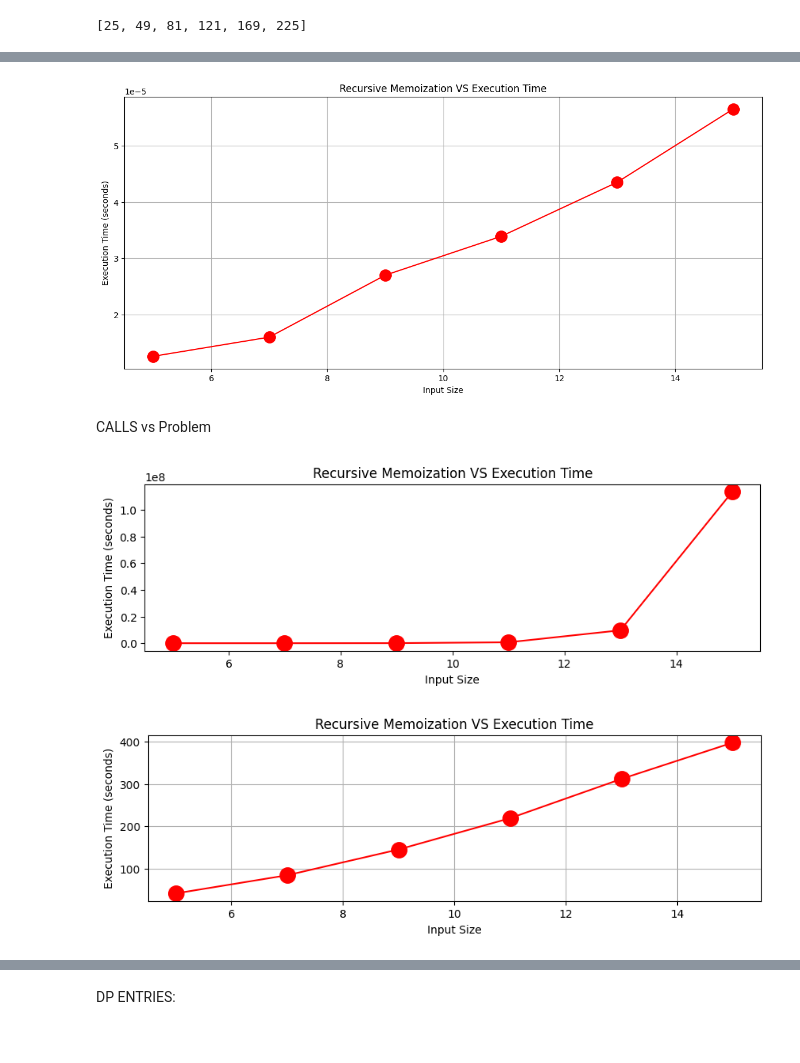
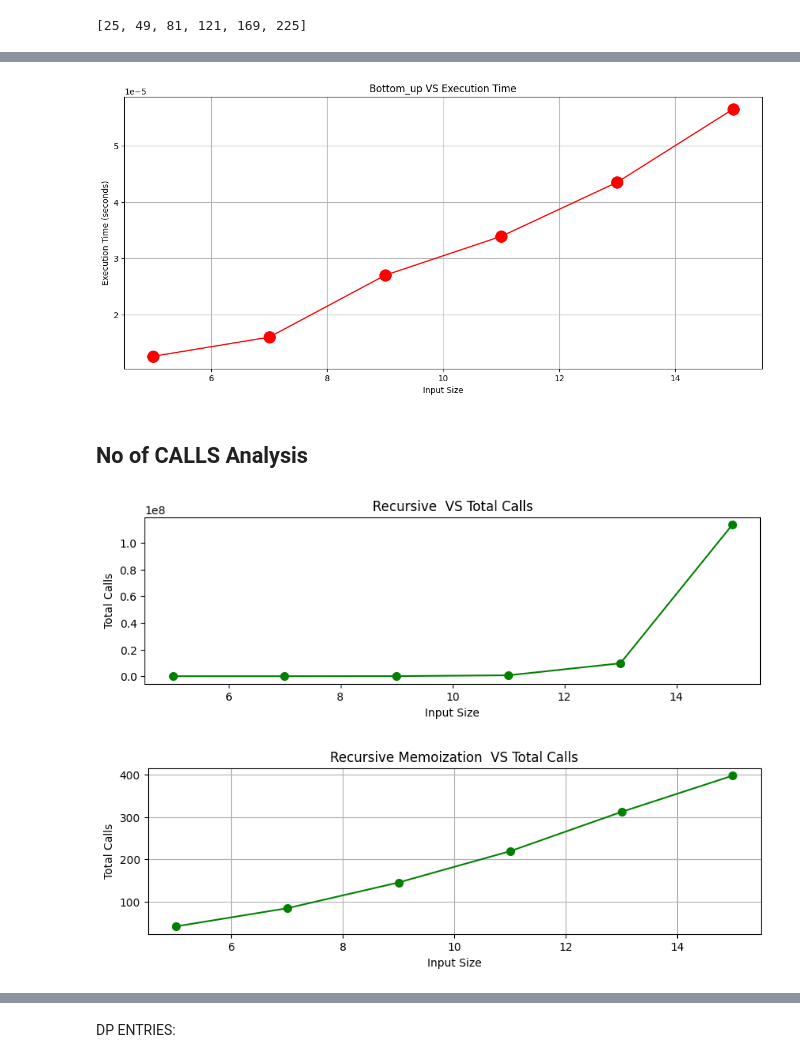
Before and after one commit to Sajithrajan03/DataStructures-and-Algorithms, a Jupyter notebook: Dynamic_Programing/ss/LCS.ipynb, the cells around one changed output, grey strips where cells are left out. Saved outputs shown, nothing was run; the diff lists cells and outputs as text; code cells hidden in the pictures.

```diff
--- a/Dynamic_Programing/ss/LCS.ipynb
+++ b/Dynamic_Programing/ss/LCS.ipynb
@@ -261,33 +269,33 @@ plt.figure(figsize=(14,6))
 plt.plot(data_sizes, execution_times_bottom_up, marker='o',color='r',markersize=14)
 plt.xlabel('Input Size')
 plt.ylabel('Execution Time (seconds)')
-plt.title('Recursive Memoization VS Execution Time')
+plt.title('Bottom_up VS Execution Time')
 plt.grid(True)
 plt.show()
 # %% [output]
-[figure, old version]
+[figure, new version]
-# %% [markdown]
-CALLS vs Problem
+# %% [markdown]
+## No of CALLS Analysis
 # %%
 
 plt.figure(figsize=(10,6))
 plt.subplot(2, 1, 1)
-plt.plot(data_sizes, total_calls_recursive, marker='o',color='r',markersize=14)
+plt.plot(data_sizes, total_calls_recursive, marker='o',color='g',markersize=7)
 plt.xlabel('Input Size')
-plt.ylabel('Execution Time (seconds)')
-plt.title('Recursive Memoization VS Execution Time')
+plt.ylabel('Total Calls')
+plt.title('Recursive  VS Total Calls')
 
 
 plt.figure(figsize=(10,6))
 plt.subplot(2, 1, 2)
-plt.plot(data_sizes, total_calls_memoization, marker='o',color='r',markersize=14)
+plt.plot(data_sizes, total_calls_memoization, marker='o',color='g',markersize=7)
 plt.xlabel('Input Size')
-plt.ylabel('Execution Time (seconds)')
-plt.title('Recursive Memoization VS Execution Time')
+plt.ylabel('Total Calls')
+plt.title('Recursive Memoization  VS Total Calls')
 plt.grid(True)
 plt.show()
 # %% [output]
-[figure, old version]
+[figure, new version]
-[figure, old version]
+[figure, new version]
 # %%
 plt.figure(figsize=(14,6))
```
Also changed, not shown: parts of 23 cells of this notebook, 2 other files.
